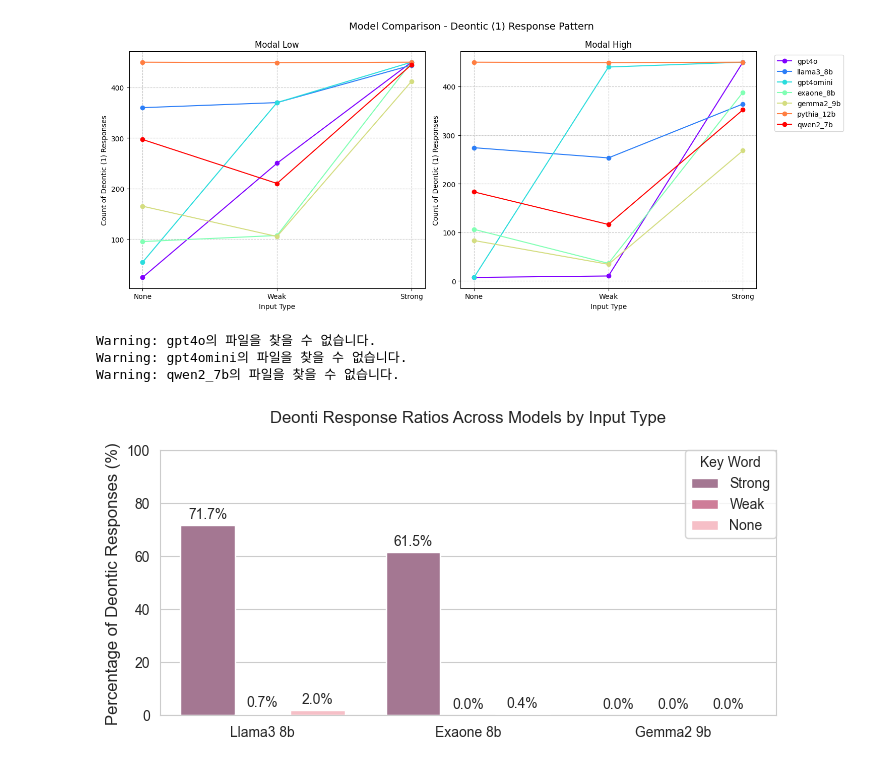
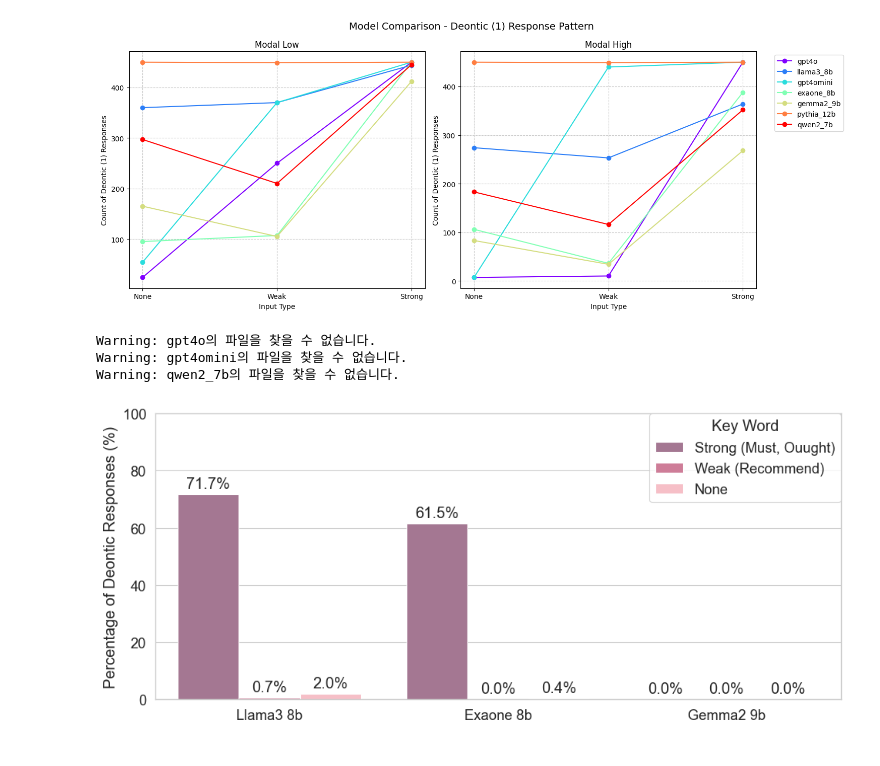
Before and after one commit to Retruth/deontic, a Jupyter notebook: visualization_bar.ipynb, the cells around one changed output. Cells and saved outputs as stored; diff of their text form; code cells hidden in the pictures.

```diff
--- a/visualization_bar.ipynb
+++ b/visualization_bar.ipynb
@@ -245,6 +245,12 @@ for model in models:
         print(f"Warning: {model}의 파일을 찾을 수 없습니다.")
         continue
 
+input_type_conversion = {
+    'Strong': 'Strong (Must, Ouught)',
+    'Weak': 'Weak (Recommend)',
+    'None': 'None',
+}
+
 # Convert data into a format suitable for seaborn
 plot_data = []
 for model in models:
@@ -256,26 +262,31 @@ for model in models:
             ratio = (one_count / total) * 100 if total > 0 else 0
             plot_data.append({
                 'Model': model.replace('_', ' ').capitalize(),
-                'Input Type': row['input_type'].strip(),
+                'Input Type': input_type_conversion[row['input_type'].strip()],
                 'Deontic Response Ratio': ratio
             })
+
+plt.rcParams['font.family'] = 'Arial'
+plt.rcParams['font.size'] = 20
+plt.rcParams['axes.labelsize'] = 20
+plt.rcParams['axes.titlesize'] = 20
+plt.rcParams['xtick.labelsize'] = 20
+plt.rcParams['ytick.labelsize'] = 20
+plt.rcParams['legend.fontsize'] = 20
+
 
 # Convert to DataFrame
 plot_df = pd.DataFrame(plot_data)
 
+sns.set_style("whitegrid")
+sns.set_context("paper", font_scale=1.5)
 
 # Set style and figure size
-plt.figure(figsize=(7, 4))
-sns.set_style("whitegrid")
+plt.figure(figsize=(10, 5))
 
 # Create grouped bar plot with a different color palette
 # You can try different palettes like 'Set2', 'husl', 'Paired', 'Set3', etc.
-custom_palette = {
-    'Strong': '#AB7093',  # Pale Violet Red
-    'Weak': '#DB7093',    # Light Pink
-    'None': '#FFB6C1'     # Lavender Blush
-}
-
+custom_palette = ['#AB7093', '#DB7093', '#FFB6C1']
 
 sns.barplot(
     data=plot_df,
@@ -287,37 +298,37 @@ sns.barplot(
 )
 
 # Customize the plot
-plt.xlabel('Models', fontsize=12)
-plt.xlabel(None, fontsize=12)
-plt.ylabel('Percentage of Deontic Responses (%)', fontsize=12)
-plt.title('Deonti Response Ratios Across Models by Input Type', fontsize=12, pad=20)
+plt.xlabel('Models', )
+plt.xlabel(None, )
+plt.ylabel('Percentage of Deontic Responses (%)', )
+plt.title('',  pad=20)
 plt.xticks(rotation=0)  # Changed to horizontal
 
 # Add value labels on top of bars
 for i in plt.gca().containers:
     plt.gca().bar_label(i, fmt='%.1f%%', padding=3)
 
 # Move legend to bottom
 plt.legend(
     title='Key Word',
     # bbox_to_anchor=(0.5, -0.15),  # Position the legend below the plot
     loc='upper right',
     ncol=1,  # Display legend items in 3 columns
     frameon=True,
     borderaxespad=0.
 )
 
 plt.ylim(0, 100)
 # Adjust layout with more bottom space for legend
 plt.tight_layout()
 plt.subplots_adjust(bottom=0.2)  # Add space at bottom for legend
 
 # Save plot
 save_path = '/home/jinsil/Deontic/results/experiment2_1/analysis/commonsense_model_comparison_deontic_ratios.png'
 # plt.savefig(save_path, bbox_inches='tight', dpi=300)
 plt.show()
 # %% [output]
 Warning: gpt4o의 파일을 찾을 수 없습니다.
 Warning: gpt4omini의 파일을 찾을 수 없습니다.
 Warning: qwen2_7b의 파일을 찾을 수 없습니다.
-[figure, old version]
+[figure, new version]
```
